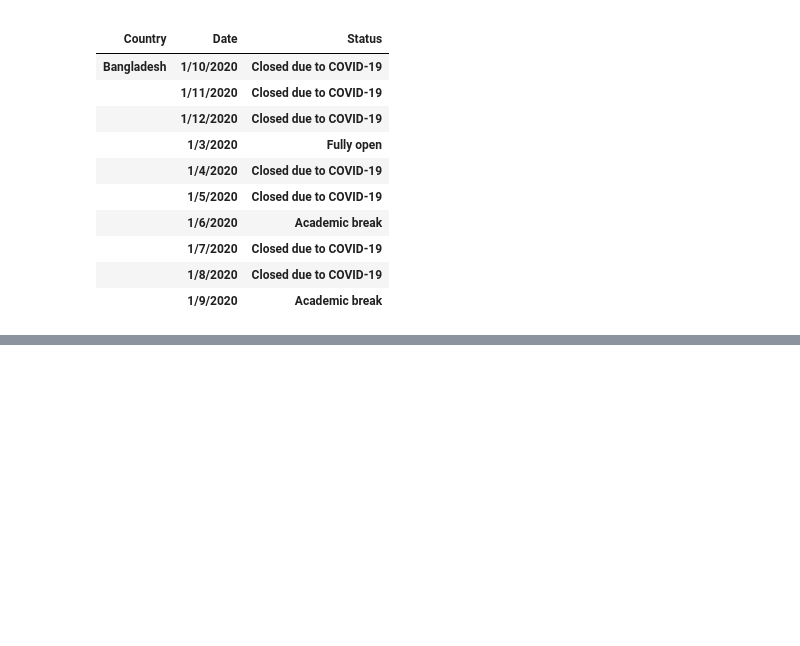
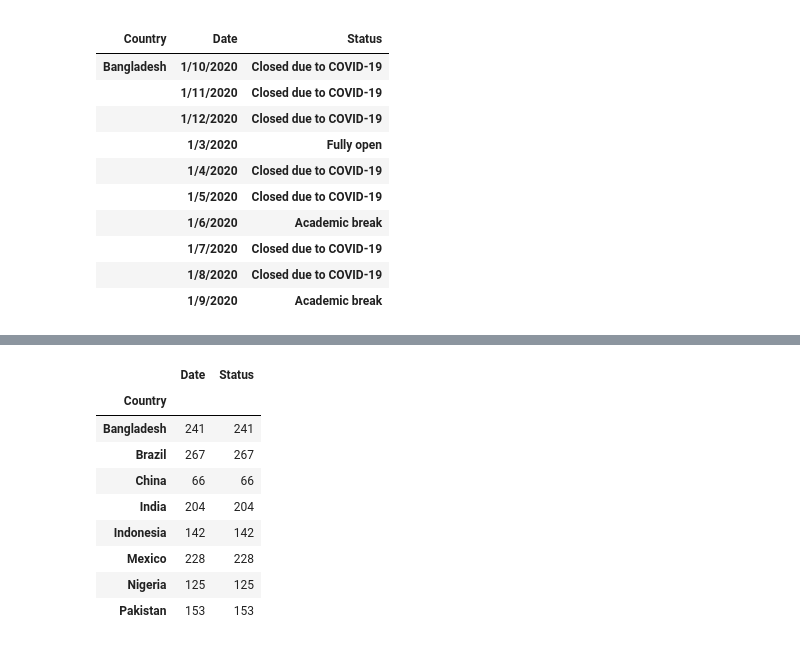
Before and after one commit to pkriger/project-01, a Jupyter notebook: Ron_EDU_Covid_Data.ipynb, the cells around one changed output, grey strips where cells are left out. Saved outputs shown, nothing was run; the diff lists cells and outputs as text; code cells hidden in the pictures; blank space fills up the shorter version.

```diff
--- a/Ron_EDU_Covid_Data.ipynb
+++ b/Ron_EDU_Covid_Data.ipynb
@@ -98,0 +91,21 @@ SyntaxError: invalid syntax (<ipython-input-79-28ba93886afa>, line 4)
+# %%
+#Count of how many days each of
+
+Status_count_df = edu_data_df [edu_data_df["Status"] =="Closed due to COVID-19"]
+
+Status_count_df
+
+Count = Status_count_df.groupby(["Country"]).count()
+
+Count
+# %% [output]
+|  | Date | Status |
+| Country |  |  |
+| Bangladesh | 241 | 241 |
+| Brazil | 267 | 267 |
+| China | 66 | 66 |
+| India | 204 | 204 |
+| Indonesia | 142 | 142 |
+| Mexico | 228 | 228 |
+| Nigeria | 125 | 125 |
+| Pakistan | 153 | 153 |
```
Also changed, not shown: parts of 5 cells of this notebook, 2 other files.
